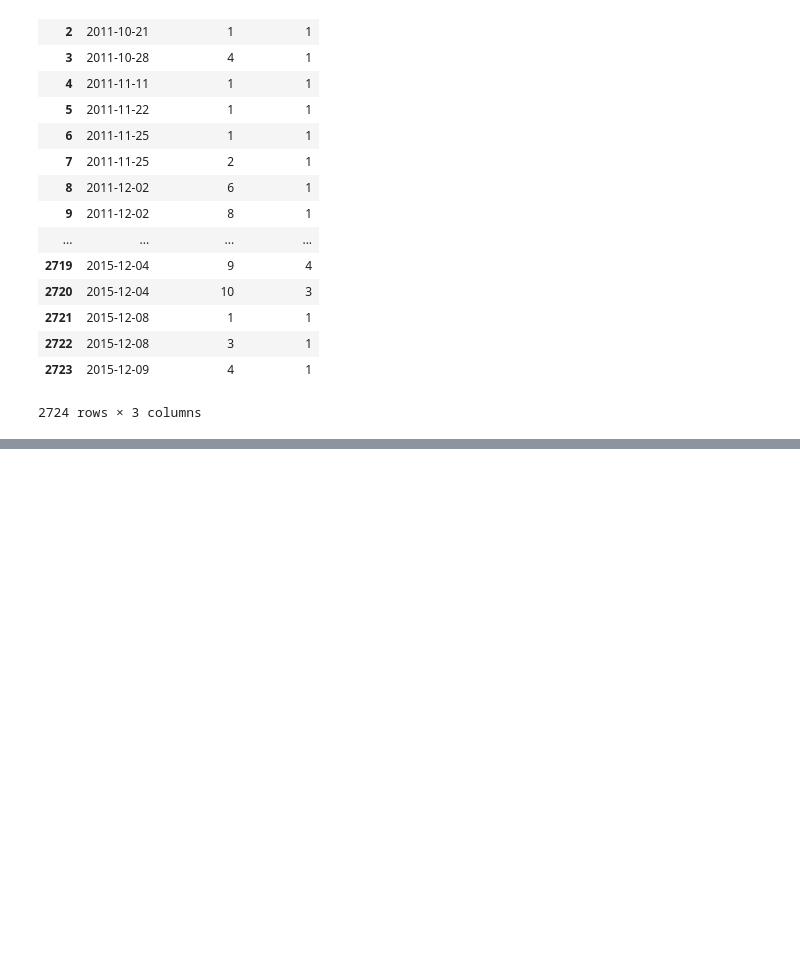
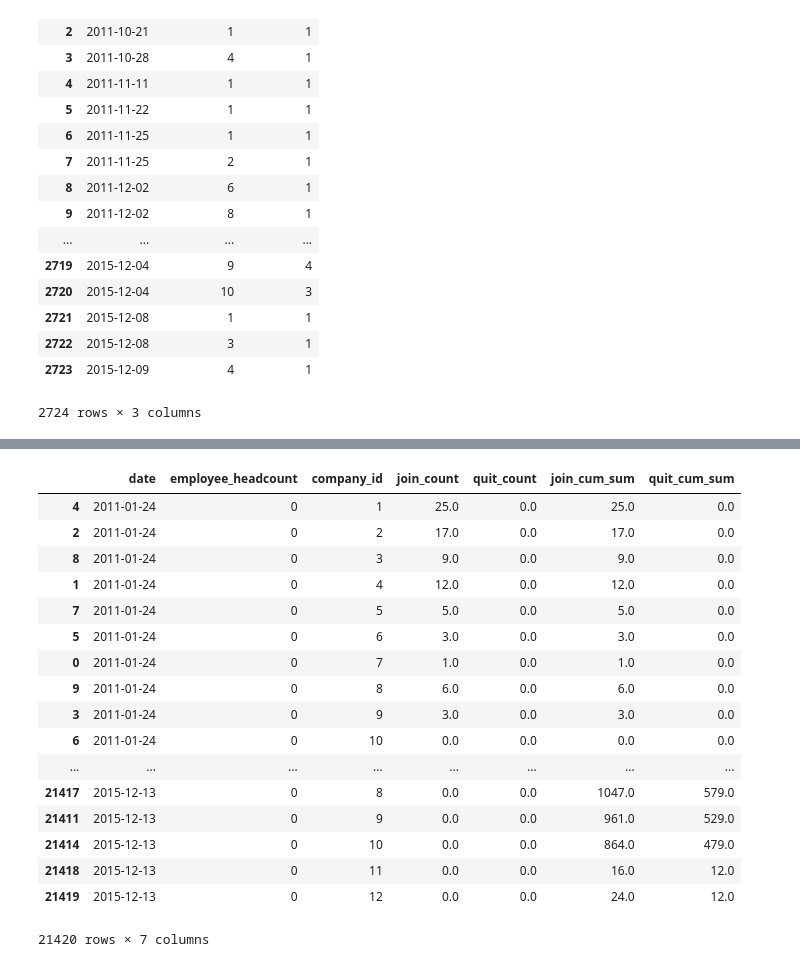
Before and after one commit to yutsai84/Datachallenge, a Jupyter notebook: Employee Retention.ipynb, the cells around one changed output, grey strips where cells are left out. Saved outputs shown, nothing was run; the diff lists cells and outputs as text; code cells hidden in the pictures; blank space fills up the shorter version.

```diff
--- a/Employee Retention.ipynb
+++ b/Employee Retention.ipynb
@@ -234,0 +285,11 @@ df_quit
+# %%
+# drop 'join_date' and 'quit_date' columns
+result = result.drop('join_date',1)
+result = result.drop('quit_date',1)
+result = result.drop('join_date_t',1)
+result = result.drop('quit_date_t',1)
+# fill NaN values with 0
+result = result.fillna(0)
+# group by 'date' and 'company_id' to finish the dataframe
+result = result.sort_values(['date','company_id'])
+result
@@ -234,0 +315,23 @@ df_quit
+# %%
+result['join_cum_sum'] = result.groupby('company_id')['join_count'].transform(pd.Series.cumsum).to_frame()
+result['quit_cum_sum'] = result.groupby('company_id')['quit_count'].transform(pd.Series.cumsum).to_frame()
+result
+# %% [output]
+|  | date | employee_headcount | company_id | join_count | quit_count | join_cum_sum | quit_cum_sum |
+| 4 | 2011-01-24 | 0 | 1 | 25.0 | 0.0 | 25.0 | 0.0 |
+| 2 | 2011-01-24 | 0 | 2 | 17.0 | 0.0 | 17.0 | 0.0 |
+| 8 | 2011-01-24 | 0 | 3 | 9.0 | 0.0 | 9.0 | 0.0 |
+| 1 | 2011-01-24 | 0 | 4 | 12.0 | 0.0 | 12.0 | 0.0 |
+| 7 | 2011-01-24 | 0 | 5 | 5.0 | 0.0 | 5.0 | 0.0 |
+| 5 | 2011-01-24 | 0 | 6 | 3.0 | 0.0 | 3.0 | 0.0 |
+| 0 | 2011-01-24 | 0 | 7 | 1.0 | 0.0 | 1.0 | 0.0 |
+| 9 | 2011-01-24 | 0 | 8 | 6.0 | 0.0 | 6.0 | 0.0 |
+| 3 | 2011-01-24 | 0 | 9 | 3.0 | 0.0 | 3.0 | 0.0 |
+| 6 | 2011-01-24 | 0 | 10 | 0.0 | 0.0 | 0.0 | 0.0 |
+| ... | ... | ... | ... | ... | ... | ... | ... |
+| 21417 | 2015-12-13 | 0 | 8 | 0.0 | 0.0 | 1047.0 | 579.0 |
+| 21411 | 2015-12-13 | 0 | 9 | 0.0 | 0.0 | 961.0 | 529.0 |
+| 21414 | 2015-12-13 | 0 | 10 | 0.0 | 0.0 | 864.0 | 479.0 |
+| 21418 | 2015-12-13 | 0 | 11 | 0.0 | 0.0 | 16.0 | 12.0 |
+| 21419 | 2015-12-13 | 0 | 12 | 0.0 | 0.0 | 24.0 | 12.0 |
+21420 rows × 7 columns
```
Also changed, not shown: parts of 10 cells of this notebook.
